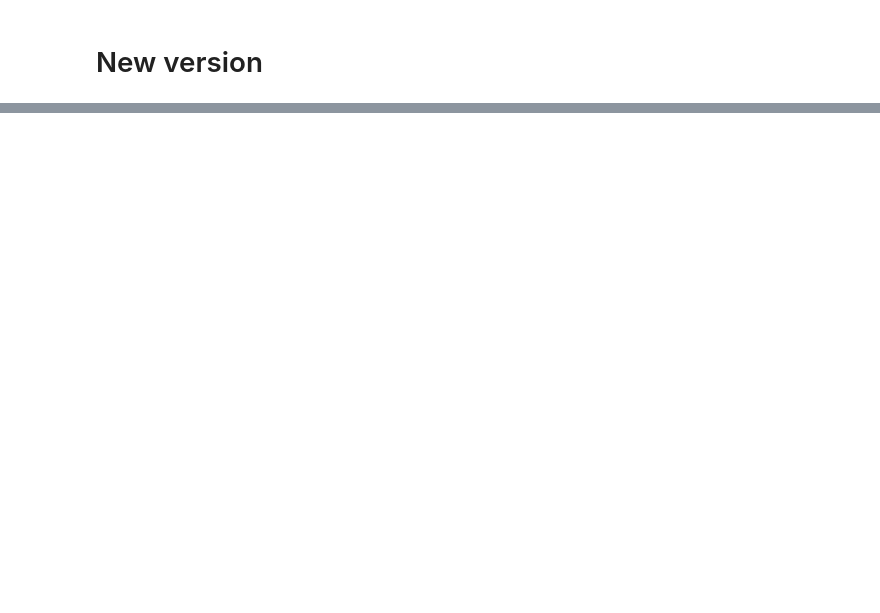
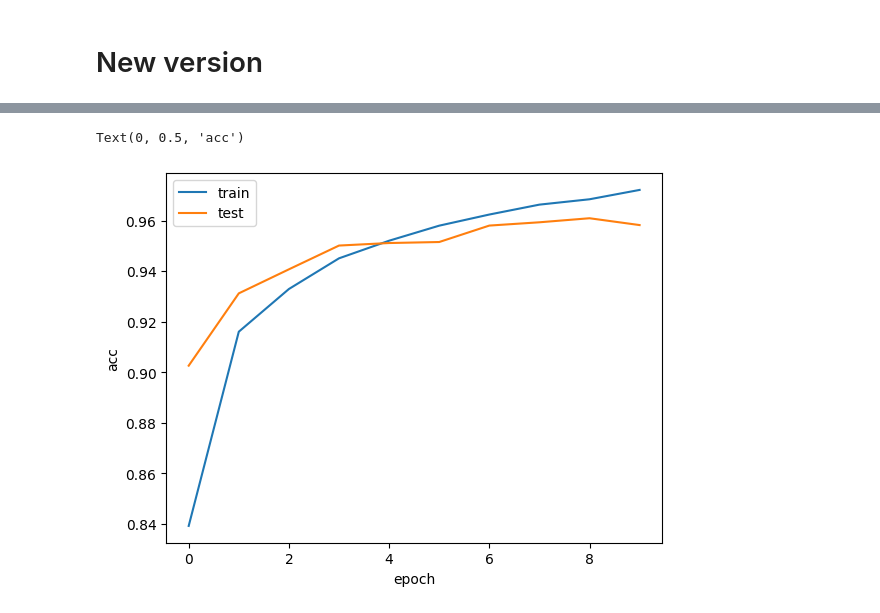
Before and after one commit to Swinkawkrawacie/Machine_learning, a Jupyter notebook: assignment_3/assignment3.ipynb, the cells around one changed output, grey strips where cells are left out. Saved outputs shown, nothing was run; the diff lists cells and outputs as text; code cells hidden in the pictures; blank space fills up the shorter version.

```diff
--- a/assignment_3/assignment3.ipynb
+++ b/assignment_3/assignment3.ipynb
@@ -194,0 +122,9 @@ test_labels.shape
+# %%
+plt.plot(second_network.acc, label='train')
+plt.plot(second_network.val_acc, label='test')
+plt.legend()
+plt.xlabel('epoch')
+plt.ylabel('acc')
+# %% [output]
+Text(0, 0.5, 'acc')
+[figure, added]
```
Also changed, not shown: parts of 32 cells of this notebook.
